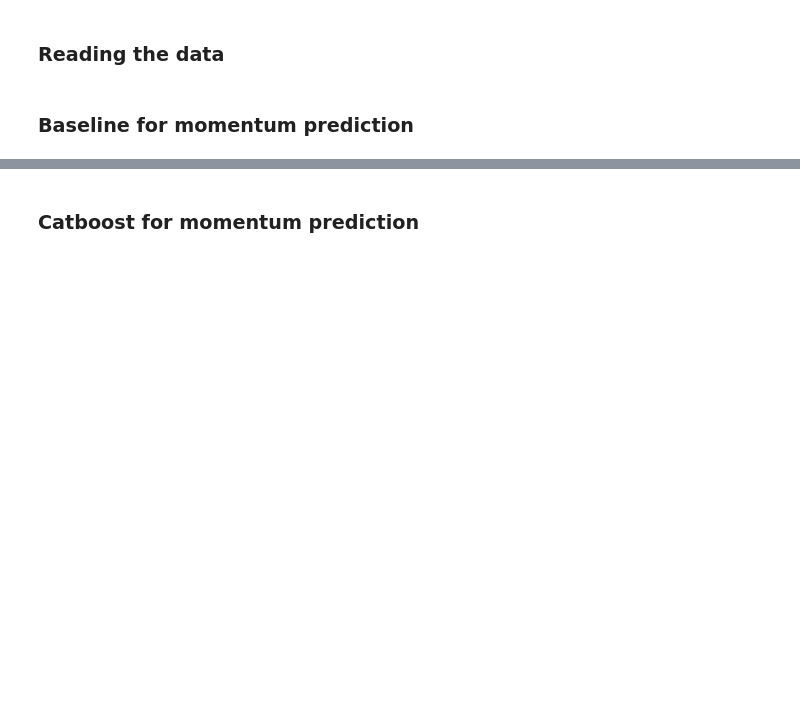
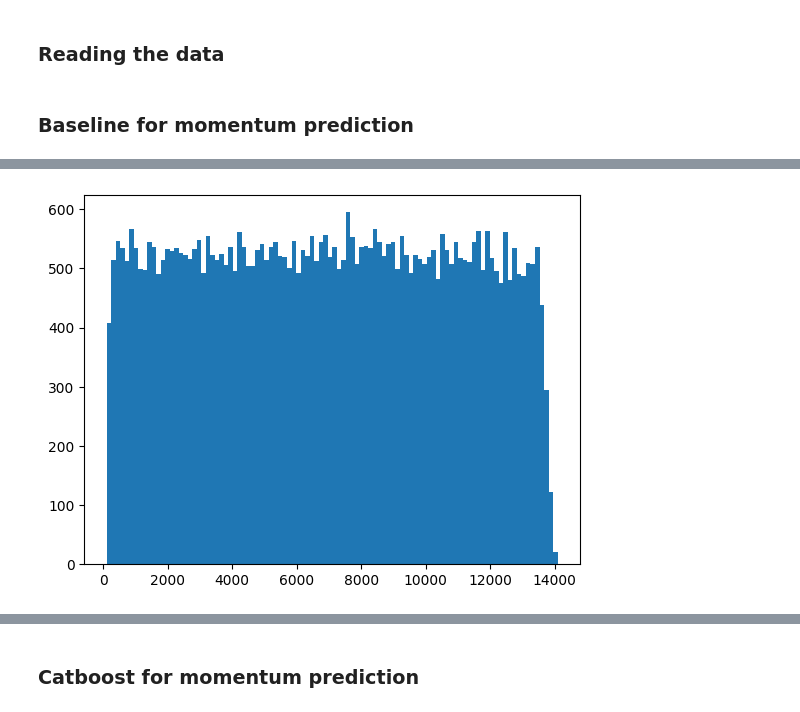
Before and after one commit to dxtvzw/ecal-optimization, a Jupyter notebook: src/experiments.ipynb, the cells around one changed output, grey strips where cells are left out. Cells and saved outputs as stored; diff of their text form; code cells hidden in the pictures; blank space fills up the shorter version.

```diff
--- a/src/experiments.ipynb
+++ b/src/experiments.ipynb
@@ -48,0 +67,6 @@ R-squared: 0.9991899967515576
+# %%
+plt.hist(X_train[:, 112], bins=100, )
+
+plt.show()
+# %% [output]
+[figure, added]
```
Also changed, not shown: parts of 5 cells of this notebook.
